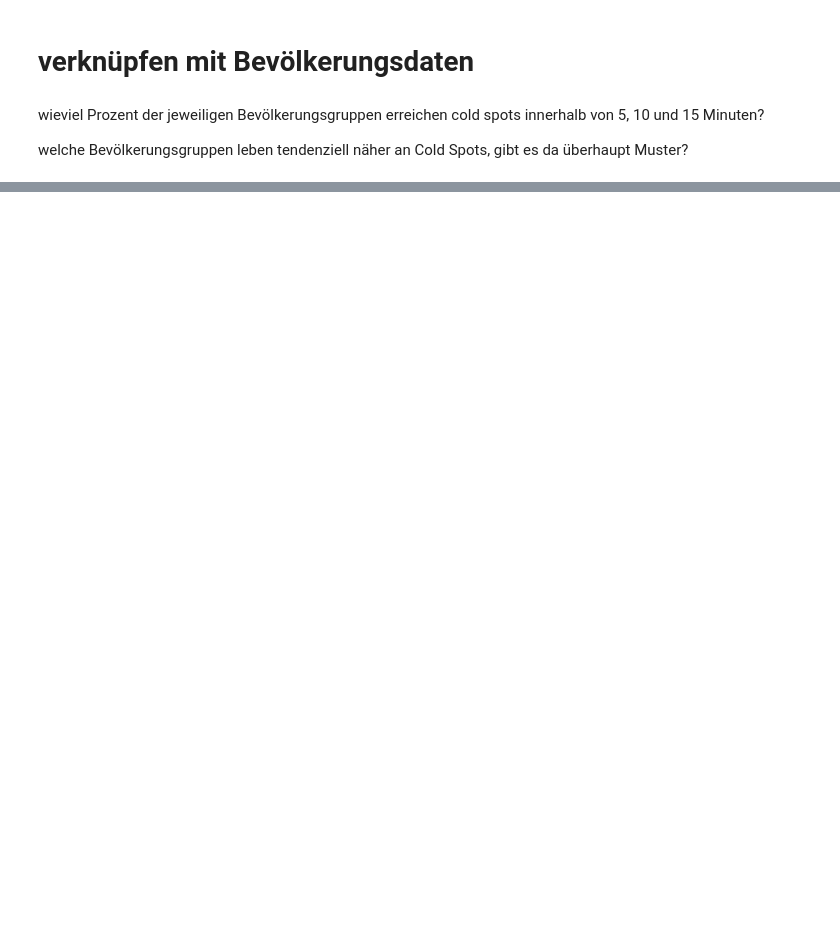
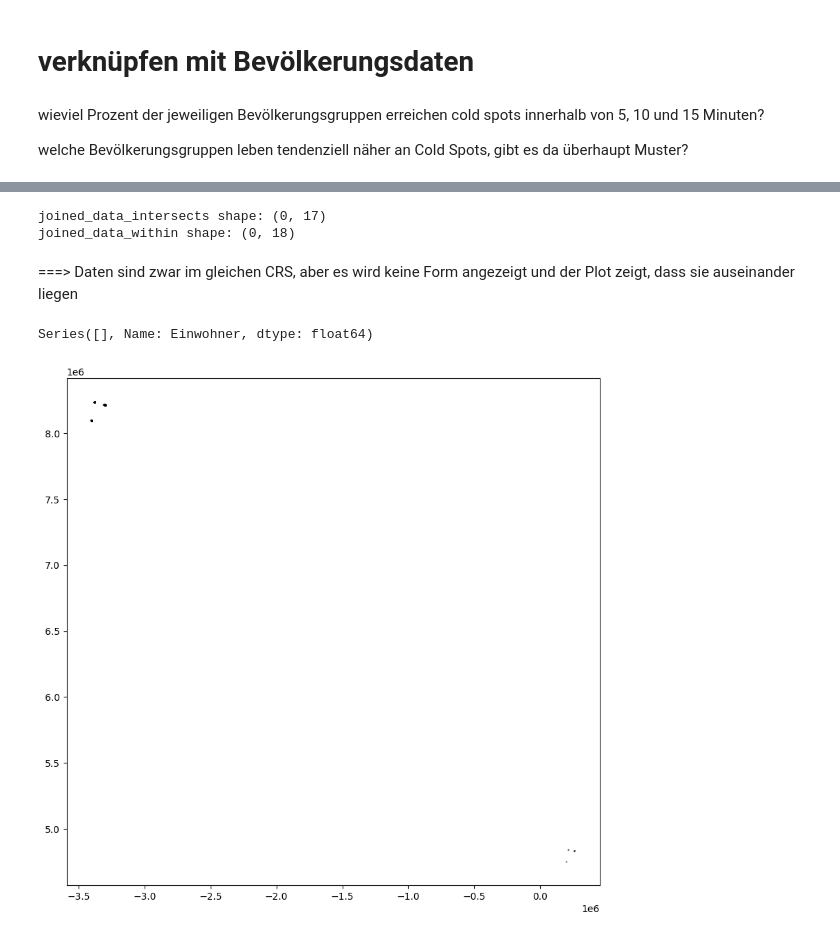
Before and after one commit to Sarah-0405/Bachelorarbeit_, a Jupyter notebook: OSMnx_accessibilities.ipynb, the cells around one changed output, grey strips where cells are left out. Drawn from its saved outputs; the diff is of its cells as text; code cells hidden in the pictures; blank space fills up the shorter version.

Commit message:
Verknüpfung mit Bevölkerungsdaten weiter überarbeitet

```diff
--- a/OSMnx_accessibilities.ipynb
+++ b/OSMnx_accessibilities.ipynb
@@ -550,0 +574,2 @@ Kinder unter 10: 0.0
+# %%
+alle_staedte_cluster = alle_staedte_cluster.to_crs(epsg=32632)
@@ -550,0 +631,2 @@ Kinder unter 10: 0.0
+# %%
+cold_spots_merged = gpd.read_file("/content/service_area_gdf_merged.geojson")
@@ -550,0 +639,13 @@ Kinder unter 10: 0.0
+# %%
+# 1. Daten vorbereiten
+alle_staedte_cluster = alle_staedte_cluster.copy()
+
+# Convert alle_staedte_cluster to a GeoDataFrame explicitly
+alle_staedte_cluster = gpd.GeoDataFrame(alle_staedte_cluster, geometry='geometry', crs="32632")
+
+# Konvertieren Sie die Spalte "Einwohner" in einen numerischen Datentyp
+alle_staedte_cluster["Einwohner"] = pd.to_numeric(alle_staedte_cluster["Einwohner"])
+
+# Cold spots
+cold_spots_merged = cold_spots_merged.copy()
+cold_spots_merged = gpd.GeoDataFrame(cold_spots_merged, geometry='geometry', crs="32632")
@@ -550,0 +654,14 @@ Kinder unter 10: 0.0
+# %%
+# 2. Räumliche Verknüpfung
+joined_data_intersects = overlay(alle_staedte_cluster, cold_spots_merged, how='intersection') # how kann 'intersection', 'union', 'identity', 'symmetric_difference' sein
+print(f"joined_data_intersects shape: {joined_data_intersects.shape}")  # Überprüfen Sie die Form des GeoDataFrames
+
+joined_data_within = gpd.sjoin(alle_staedte_cluster, cold_spots_merged, how='inner', predicate='within')
+print(f"joined_data_within shape: {joined_data_within.shape}")  # Überprüfen Sie die Form des GeoDataFrames
+
+joined_data = pd.concat([joined_data_intersects, joined_data_within], ignore_index=True)
+# %% [output]
+joined_data_intersects shape: (0, 17)
+joined_data_within shape: (0, 18)
+# %% [markdown]
+===> Daten sind zwar im gleichen CRS, aber es wird keine Form angezeigt und der Plot zeigt, dass sie auseinander liegen
@@ -550,0 +670,16 @@ Kinder unter 10: 0.0
+# %%
+# 3. Bevölkerung in Erreichbarkeitszonen aggregieren
+population_in_zones = joined_data.groupby("cold_spot_id")["Einwohner"].sum()
+total_population = alle_staedte_cluster["Einwohner"].sum()
+percentage_population = (population_in_zones / total_population) * 100
+
+print(percentage_population)
+# %% [output]
+Series([], Name: Einwohner, dtype: float64)
+# %%
+fig, ax = plt.subplots(figsize=(10, 10))
+alle_staedte_cluster.plot(ax=ax, color='blue', alpha=0.5, edgecolor='black')
+cold_spots_merged.plot(ax=ax, color='red', alpha=0.5, edgecolor='black')
+plt.show()
+# %% [output]
+[figure, added]
```
Also changed, not shown: parts of 31 cells of this notebook.
